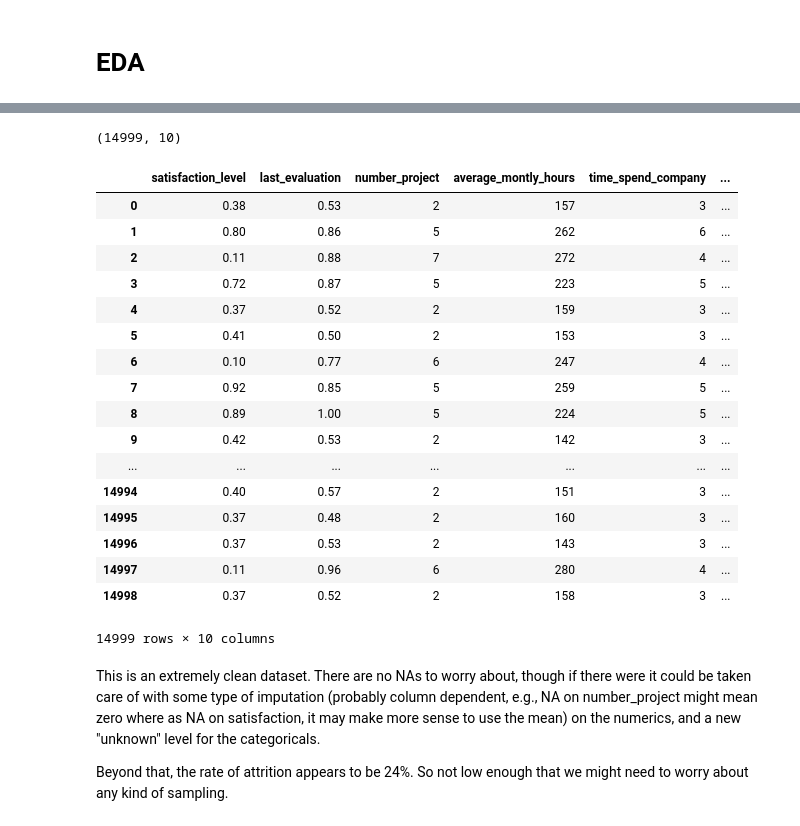
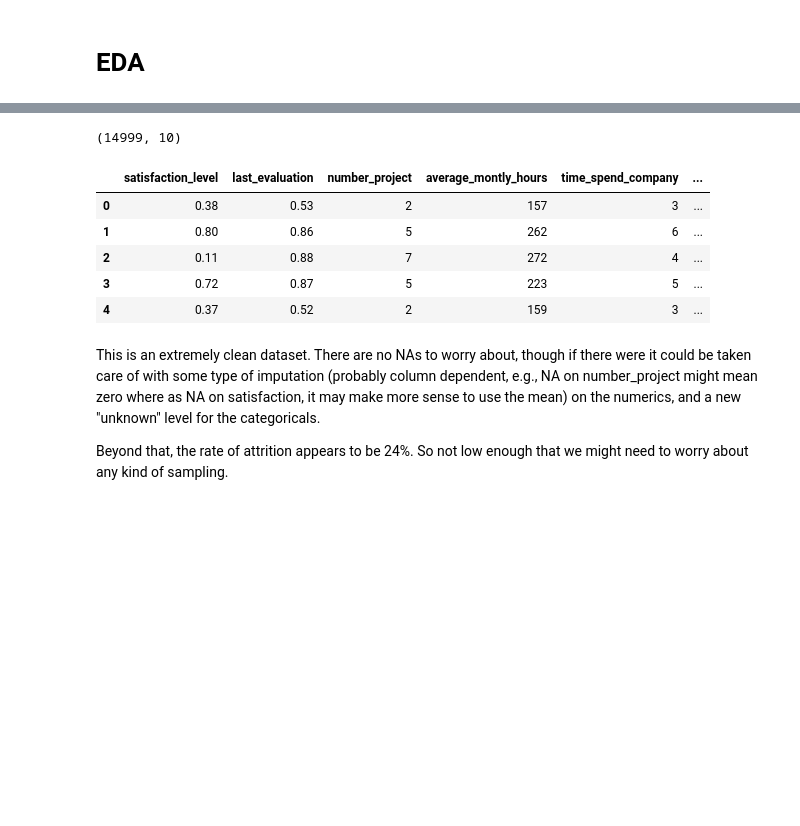
Before and after one commit to acorso522/kaggle_hr_analytics, a Jupyter notebook: hr_analytics.ipynb, the cells around one changed output, grey strips where cells are left out. Cells and saved outputs as stored; diff of their text form; code cells hidden in the pictures; blank space fills up the shorter version.

```diff
--- a/hr_analytics.ipynb
+++ b/hr_analytics.ipynb
@@ -89,26 +64,14 @@ Attaching package: ‘dplyr’
 # %%
 print(hr_data.shape)
-hr_data
+hr_data.head()
 # %% [output]
 (14999, 10)
 |  | satisfaction_level | last_evaluation | number_project | average_montly_hours | time_spend_company | ... |
 | 0 | 0.38 | 0.53 | 2 | 157 | 3 | ... |
 | 1 | 0.80 | 0.86 | 5 | 262 | 6 | ... |
 | 2 | 0.11 | 0.88 | 7 | 272 | 4 | ... |
 | 3 | 0.72 | 0.87 | 5 | 223 | 5 | ... |
 | 4 | 0.37 | 0.52 | 2 | 159 | 3 | ... |
-| 5 | 0.41 | 0.50 | 2 | 153 | 3 | ... |
-| 6 | 0.10 | 0.77 | 6 | 247 | 4 | ... |
-| 7 | 0.92 | 0.85 | 5 | 259 | 5 | ... |
-| 8 | 0.89 | 1.00 | 5 | 224 | 5 | ... |
-| 9 | 0.42 | 0.53 | 2 | 142 | 3 | ... |
-| ... | ... | ... | ... | ... | ... | ... |
-| 14994 | 0.40 | 0.57 | 2 | 151 | 3 | ... |
-| 14995 | 0.37 | 0.48 | 2 | 160 | 3 | ... |
-| 14996 | 0.37 | 0.53 | 2 | 143 | 3 | ... |
-| 14997 | 0.11 | 0.96 | 6 | 280 | 4 | ... |
-| 14998 | 0.37 | 0.52 | 2 | 158 | 3 | ... |
-14999 rows × 10 columns
 # %% [markdown]
 This is an extremely clean dataset. There are no NAs to worry about, though if there were it could be taken care of with some type of imputation (probably column dependent, e.g., NA on number_project might mean zero where as NA on satisfaction, it may make more sense to use the mean) on the numerics, and a new "unknown" level for the categoricals.
 
```
Also changed, not shown: parts of 24 cells of this notebook, 3 other files.
